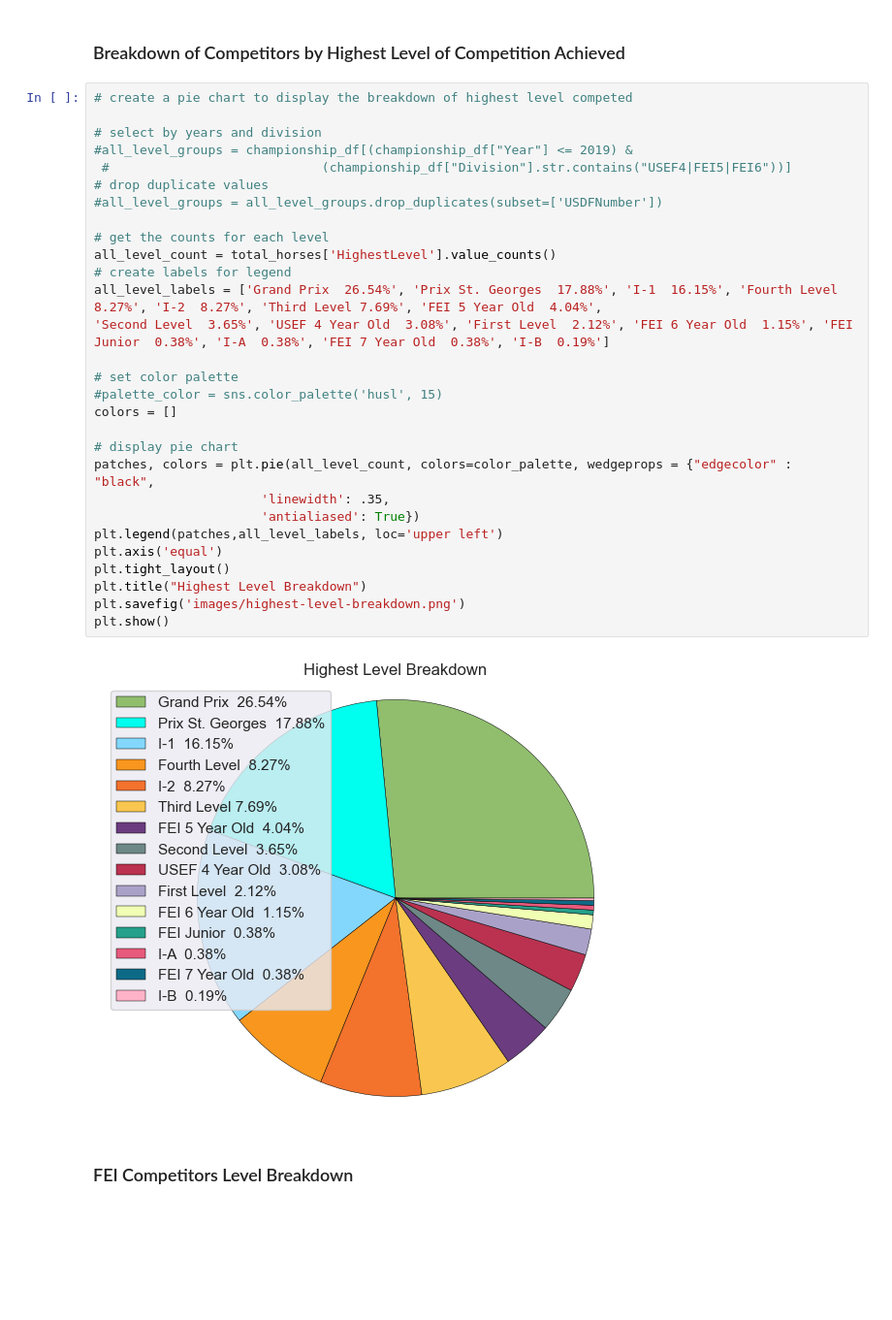
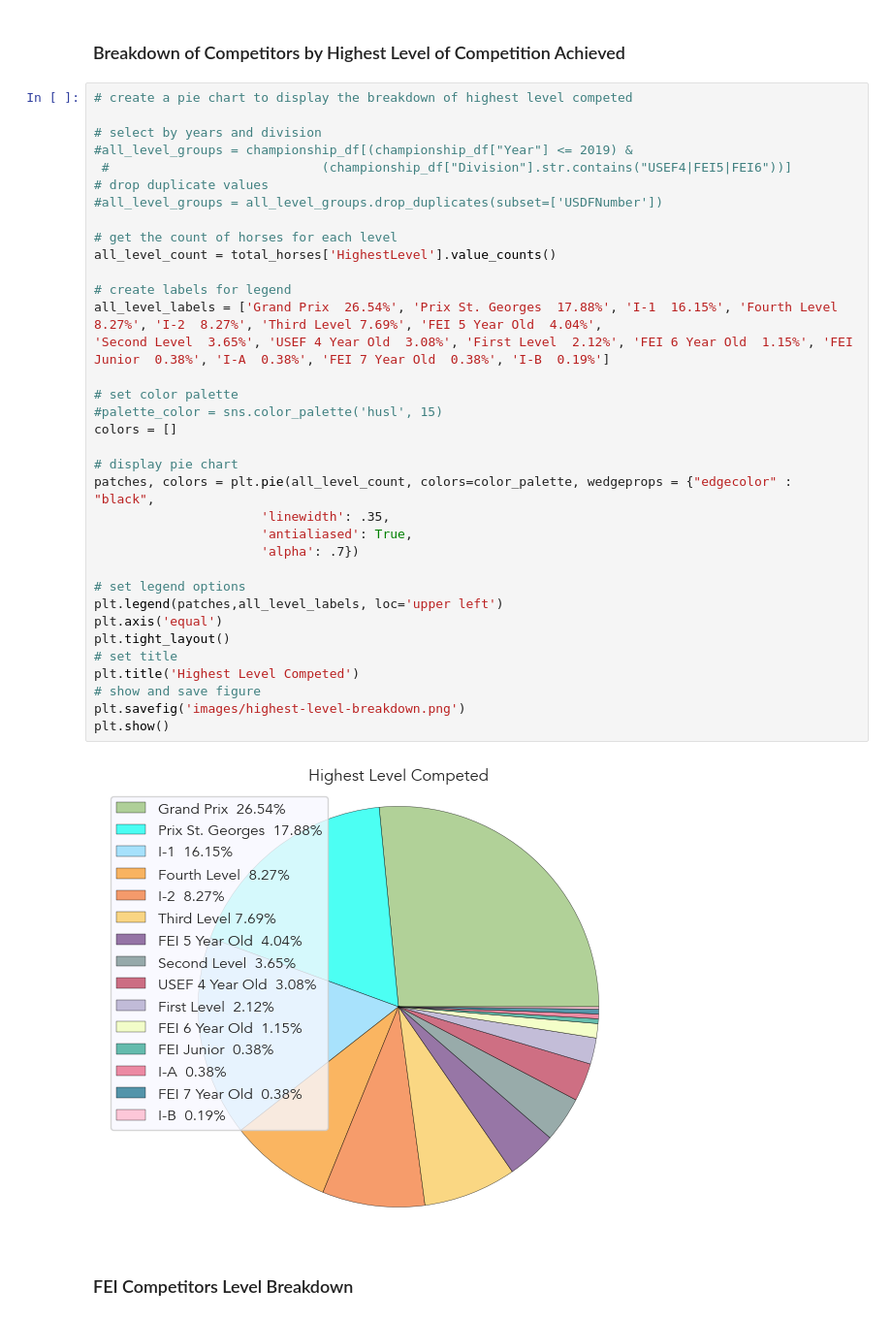
Before and after one commit to siobyrne/young-dressage-horse-program-analysis, a Jupyter notebook: younghorse.ipynb, the cells around one changed output. Shown at 97% size. Cells and saved outputs as stored; diff of their text form; blank space fills up the shorter version.

```diff
--- a/younghorse.ipynb
+++ b/younghorse.ipynb
@@ -231,34 +230,40 @@ The percentage of horses that competed at FEI is 69.81%.
 # %%
 # create a pie chart to display the breakdown of highest level competed
 
 # select by years and division
 #all_level_groups = championship_df[(championship_df["Year"] <= 2019) &
  #                            (championship_df["Division"].str.contains("USEF4|FEI5|FEI6"))]
 # drop duplicate values
 #all_level_groups = all_level_groups.drop_duplicates(subset=['USDFNumber'])
 
-# get the counts for each level
+# get the count of horses for each level
 all_level_count = total_horses['HighestLevel'].value_counts()
+
 # create labels for legend
 all_level_labels = ['Grand Prix  26.54%', 'Prix St. Georges  17.88%', 'I-1  16.15%', 'Fourth Level  8.27%', 'I-2  8.27%', 'Third Level 7.69%', 'FEI 5 Year Old  4.04%',
 'Second Level  3.65%', 'USEF 4 Year Old  3.08%', 'First Level  2.12%', 'FEI 6 Year Old  1.15%', 'FEI Junior  0.38%', 'I-A  0.38%', 'FEI 7 Year Old  0.38%', 'I-B  0.19%']
 
 # set color palette
 #palette_color = sns.color_palette('husl', 15)
 colors = []
 
 # display pie chart
 patches, colors = plt.pie(all_level_count, colors=color_palette, wedgeprops = {"edgecolor" : "black",
                       'linewidth': .35,
-                      'antialiased': True})
+                      'antialiased': True,
+                      'alpha': .7})
+
+# set legend options
 plt.legend(patches,all_level_labels, loc='upper left')
 plt.axis('equal')
 plt.tight_layout()
-plt.title("Highest Level Breakdown")
+# set title
+plt.title('Highest Level Competed')
+# show and save figure
 plt.savefig('images/highest-level-breakdown.png')
 plt.show()
 # %% [output]
-[figure, old version]
+[figure, new version]
 # %% [markdown]
 ### FEI Competitors Level Breakdown
 # %%
```
Also changed, not shown: parts of 17 cells of this notebook, 3 other files.
